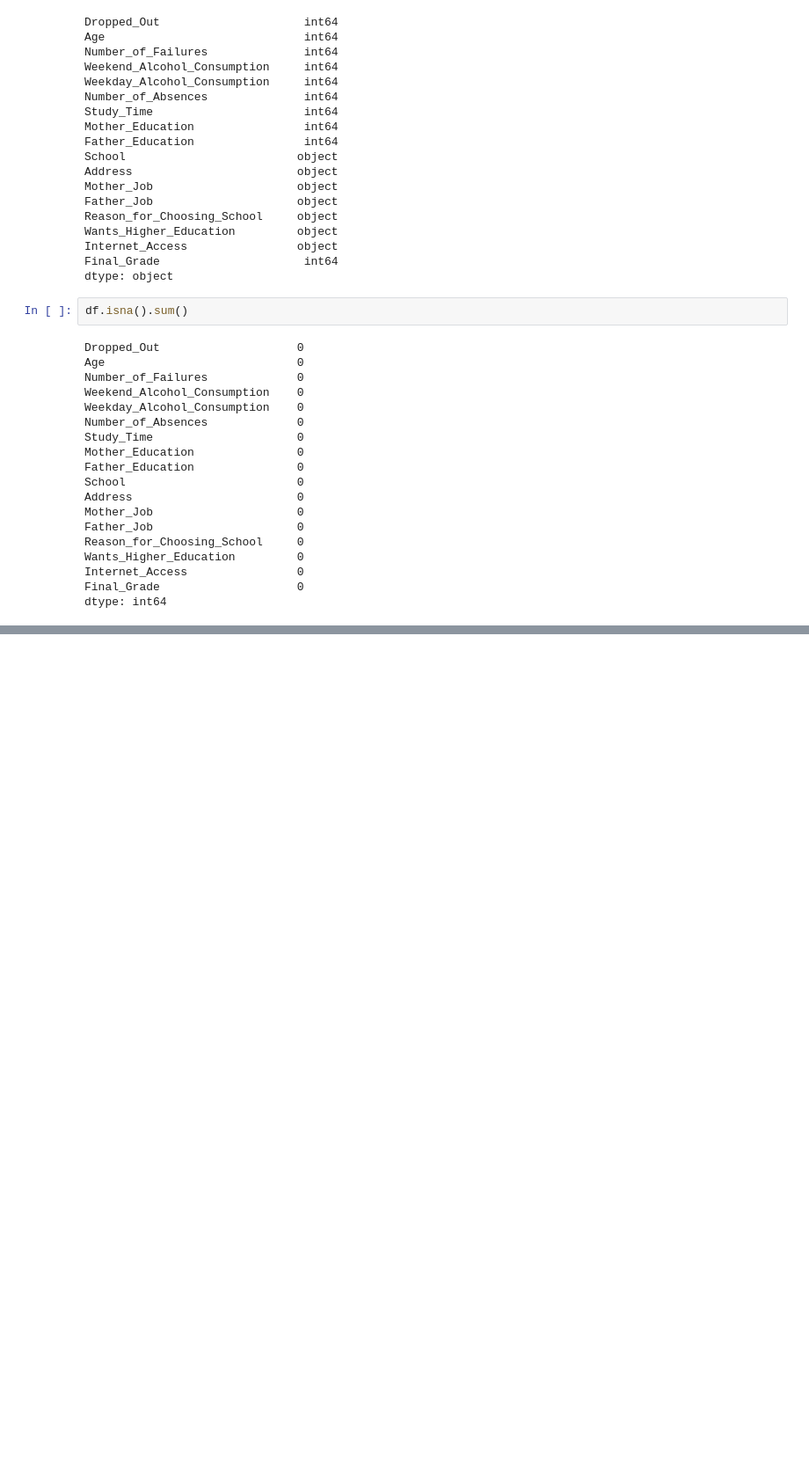
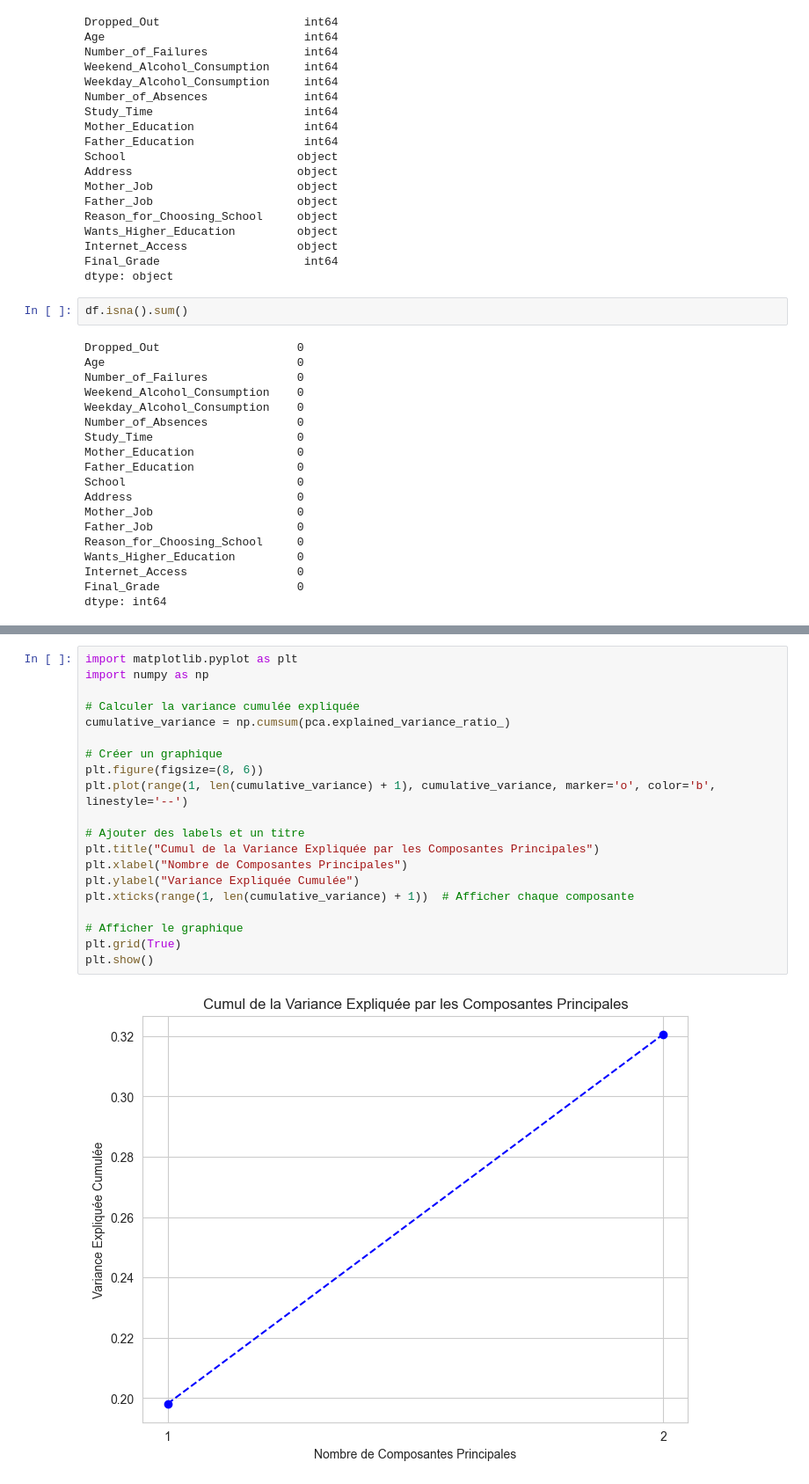
Before and after one commit to Amen-KH/Dropout_Analysis, a Jupyter notebook: dropout_analysis.ipynb, the cells around one changed output, grey strips where cells are left out. Shown at 88% size. Drawn from its saved outputs; the diff is of its cells as text; blank space fills up the shorter version.

```diff
--- a/dropout_analysis.ipynb
+++ b/dropout_analysis.ipynb
@@ -454,0 +790,22 @@ Unique values in 'Internet_Access':
+# %%
+import matplotlib.pyplot as plt
+import numpy as np
+
+# Calculer la variance cumulée expliquée
+cumulative_variance = np.cumsum(pca.explained_variance_ratio_)
+
+# Créer un graphique
+plt.figure(figsize=(8, 6))
+plt.plot(range(1, len(cumulative_variance) + 1), cumulative_variance, marker='o', color='b', linestyle='--')
+
+# Ajouter des labels et un titre
+plt.title("Cumul de la Variance Expliquée par les Composantes Principales")
+plt.xlabel("Nombre de Composantes Principales")
+plt.ylabel("Variance Expliquée Cumulée")
+plt.xticks(range(1, len(cumulative_variance) + 1))  # Afficher chaque composante
+
+# Afficher le graphique
+plt.grid(True)
+plt.show()
+# %% [output]
+[figure, added]
```
Also changed, not shown: parts of 23 cells of this notebook.
